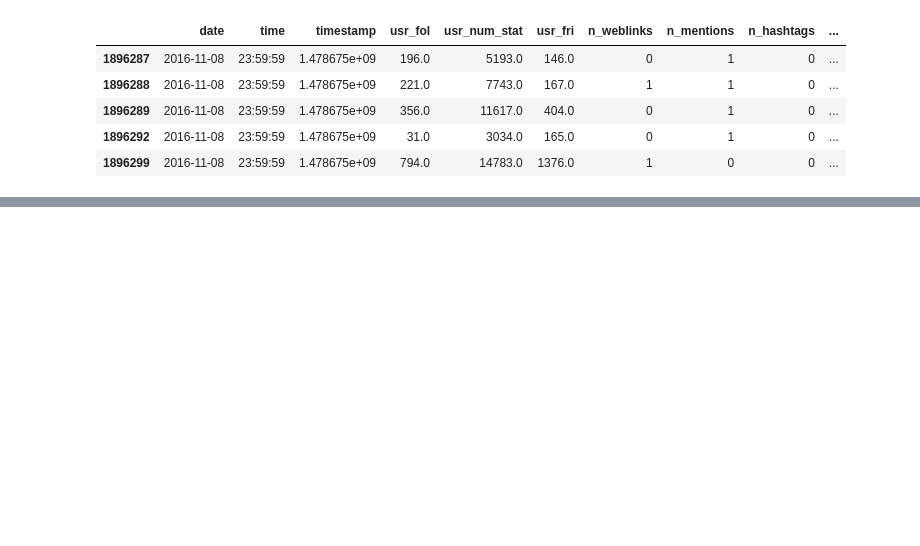
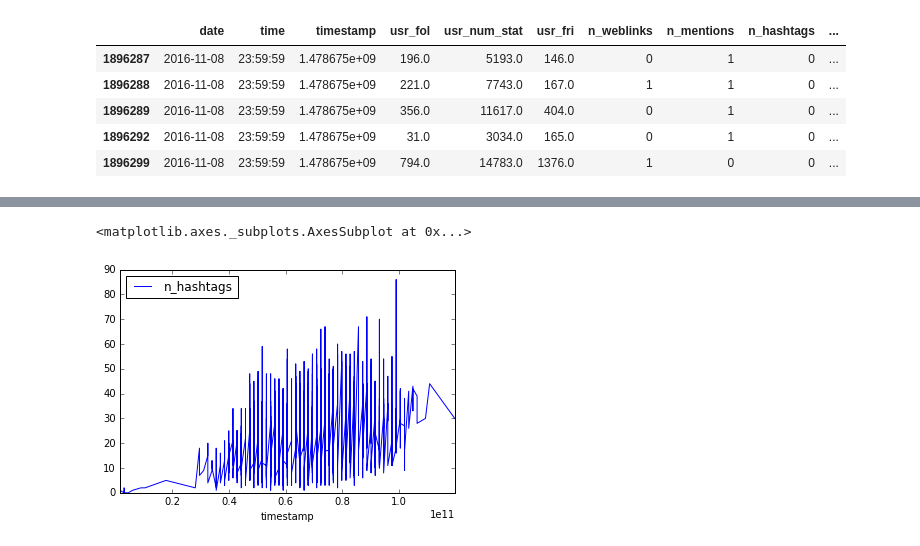
Before and after one commit to dgmiller/rattlesnake, a Jupyter notebook: final_project/election.ipynb, the cells around one changed output, grey strips where cells are left out. Cells and saved outputs as stored; diff of their text form; code cells hidden in the pictures; blank space fills up the shorter version.

```diff
--- a/final_project/election.ipynb
+++ b/final_project/election.ipynb
@@ -89,0 +96,5 @@ hrc_df_dates.get_group(hrc_df_dates.groups.keys()[9]).tail()
+# %%
+ex.plot(x='timestamp',y='n_hashtags')
+# %% [output]
+<matplotlib.axes._subplots.AxesSubplot at 0x...>
+[figure, added]
```
Also changed, not shown: parts of 11 cells of this notebook.
